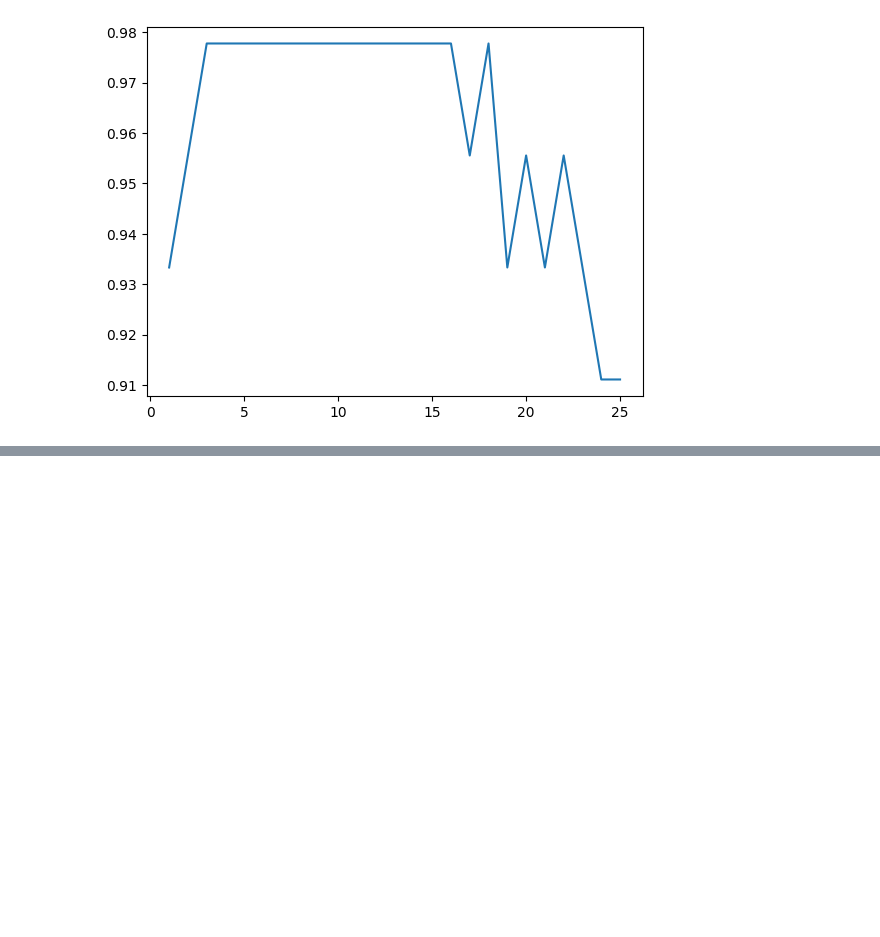
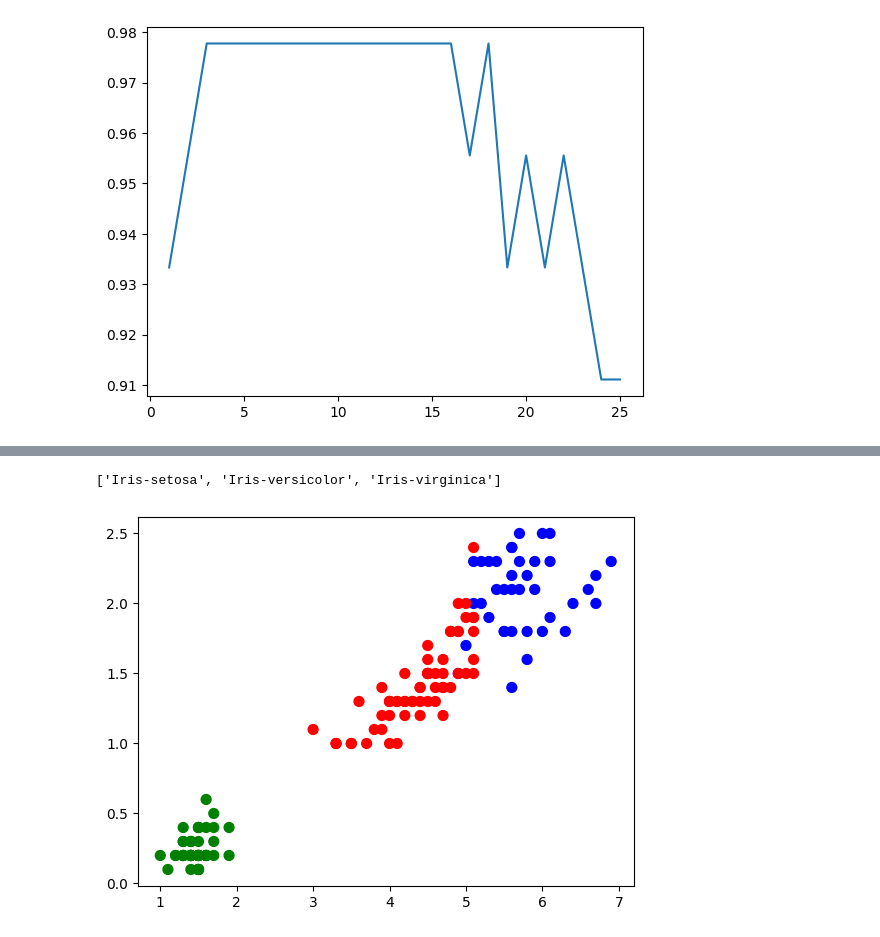
Before and after one commit to Aaratiii/Iris_Flower_Classification, a Jupyter notebook: iris_flower_prediction.ipynb, the cells around one changed output, grey strips where cells are left out. Drawn from its saved outputs; the diff is of its cells as text; code cells hidden in the pictures; blank space fills up the shorter version.

Commit message:
K-Means Clustering Algorithm

```diff
--- a/iris_flower_prediction.ipynb
+++ b/iris_flower_prediction.ipynb
@@ -600,0 +638,8 @@ plt.plot (k_range,scores_list)
+# %%
+from sklearn.cluster import KMeans  # Import K-Means clustering from scikit-learn
+
+# Initialize the K-Means clustering model with 3 clusters (since Iris dataset has 3 species)
+km = KMeans(n_clusters=3, random_state=2)
+
+# Fit the model to the dataset (X should contain feature values)
+km.fit(x)
@@ -600,0 +667,13 @@ plt.plot (k_range,scores_list)
+# %%
+category
+# %% [output]
+['Iris-setosa', 'Iris-versicolor', 'Iris-virginica']
+# %%
+# Define colormap for clusters
+colormap = np.array(['red', 'green', 'blue'])
+
+# Scatter plot of Petal Length vs Petal Width, colored by K-Means cluster labels
+fig = plt.scatter(iris['petal_length'], iris['petal_width'],
+                  c=colormap[km.labels_], s=50)
+# %% [output]
+[figure, added]
```
Also changed, not shown: parts of 14 cells of this notebook.
